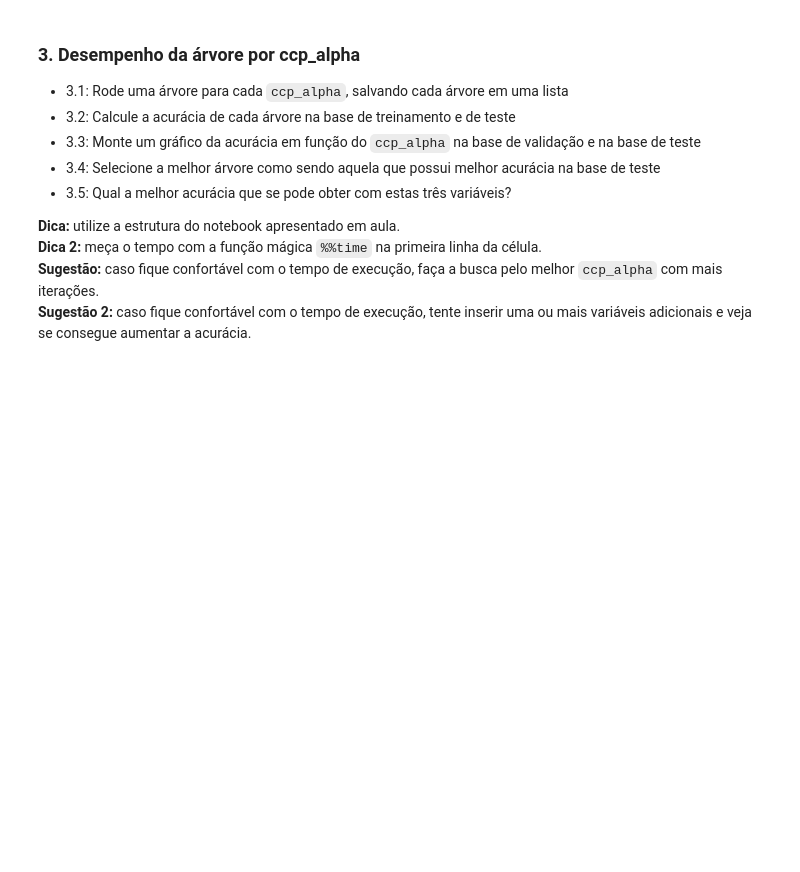
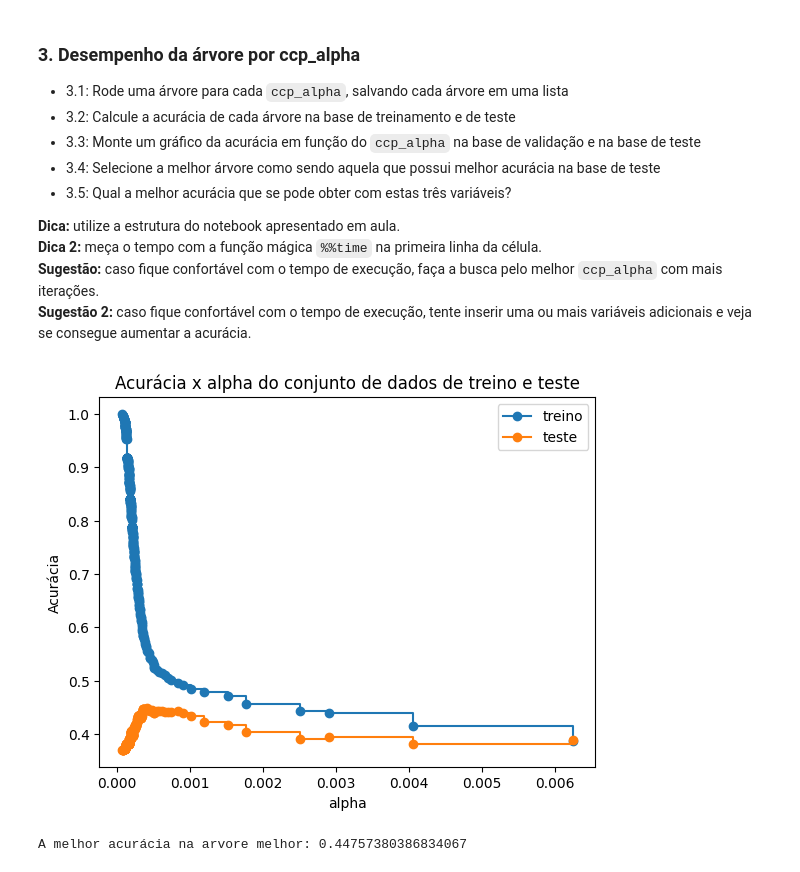
Before and after one commit to piresthiago10/estudos_data_science, a Jupyter notebook: modulo_17_arvores_2/mod17_tarefa_1.ipynb, the cells around one changed output. Saved outputs shown, nothing was run; the diff lists cells and outputs as text; code cells hidden in the pictures; blank space fills up the shorter version.

```diff
--- a/modulo_17_arvores_2/mod17_tarefa_1.ipynb
+++ b/modulo_17_arvores_2/mod17_tarefa_1.ipynb
@@ -114,0 +114,3 @@ x_test_df
+# %%
+y_test_df = pd.read_csv("uci_har_dataset/test/y_test.txt", header=None, delim_whitespace=True)
+y_test_df.head()
@@ -114,0 +124,6 @@ x_test_df
+# %%
+x_train_df = pd.read_csv("uci_har_dataset/x_train.csv", sep=",")
+x_test_df = pd.read_csv("uci_har_dataset/x_test.csv", sep=",")
+columns = ['tBodyAcc-mean()-X', 'tBodyAcc-mean()-Y', 'tBodyAcc-mean()-Z']
+x_train_df = pd.DataFrame(x_train_df, columns=columns)
+x_test_df = pd.DataFrame(x_test_df, columns=columns)
@@ -123,3 +145,15 @@ x_test_df
+# %%
+# %%time
+clf0 = DecisionTreeClassifier(random_state=42, max_depth=20)
+path = clf0.cost_complexity_pruning_path(x_train_df, y_train_df)
+ccp_alphas, impurities = path.ccp_alphas, path.impurities
+ccp_alphas = [ccp_alpha for ccp_alpha in ccp_alphas[::5] if ccp_alpha > 0]
+
+clfs0 = []
+for ccp_alpha in ccp_alphas:
+    if ccp_alpha > 0:
+        clf0 = DecisionTreeClassifier(random_state=2360873, ccp_alpha=ccp_alpha).fit(x_train_df, y_train_df)
+        clfs0.append(clf0)
 # %% [markdown]
 ### 3. Desempenho da árvore por ccp_alpha
 
@@ -137,0 +170,17 @@ x_test_df
+# %%
+# %%time
+train_scores = [clf0.score(x_train_df, y_train_df) for clf0 in clfs0]
+test_scores  = [clf0.score(x_test_df, y_test_df)   for clf0 in clfs0]
+
+fig, ax = plt.subplots()
+ax.set_xlabel("alpha")
+ax.set_ylabel("Acurácia")
+ax.set_title("Acurácia x alpha do conjunto de dados de treino e teste")
+ax.plot(ccp_alphas, train_scores, marker='o', label="treino",
+        drawstyle="steps-post")
+ax.plot(ccp_alphas, test_scores, marker='o', label="teste",
+        drawstyle="steps-post")
+ax.legend()
+plt.show()
+# %% [output]
+[figure, added]
@@ -137,0 +190,4 @@ x_test_df
+# %%
+print('A melhor acurácia na arvore melhor:', melhor_arvore.score(X=x_test_df, y=y_test_df))
+# %% [output]
+A melhor acurácia na arvore melhor: 0.44757380386834067
```
Also changed, not shown: parts of 10 cells of this notebook.
